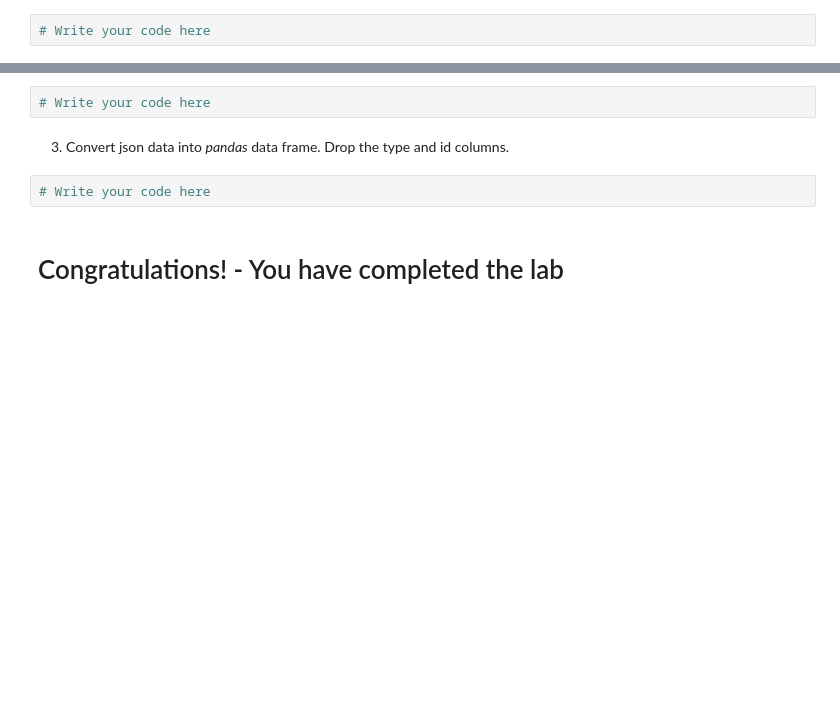
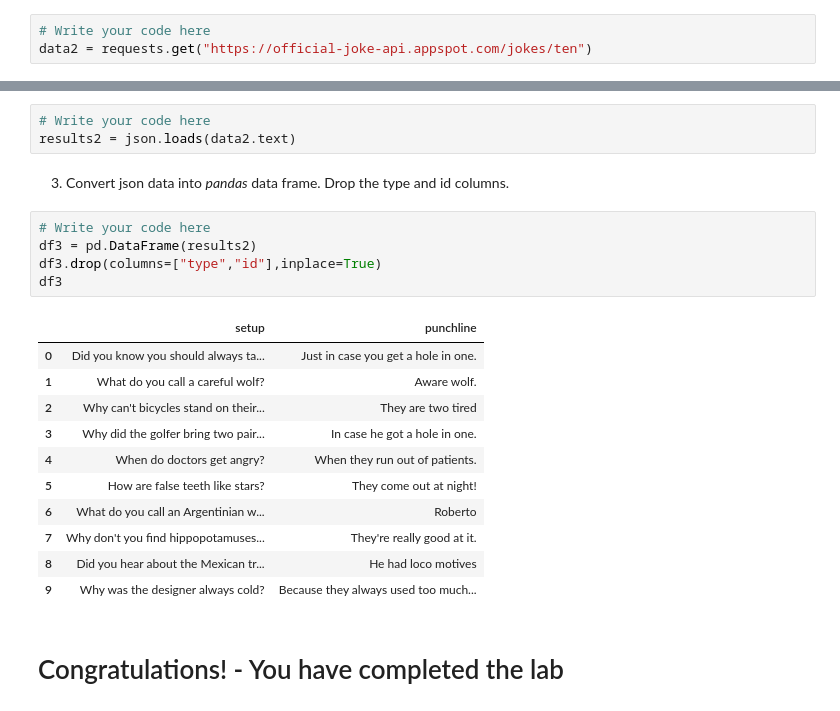
Before and after one commit to farheenfathimaa/IBM-course-exercises, a Jupyter notebook: API_Examples.ipynb, the cells around one changed output, grey strips where cells are left out. Saved outputs shown, nothing was run; the diff lists cells and outputs as text; blank space fills up the shorter version.

```diff
--- a/API_Examples.ipynb
+++ b/API_Examples.ipynb
@@ -236,13 +253,30 @@ https://official-joke-api.appspot.com/jokes/ten
 1. Using `requests.get("url")` function, load the data from the URL.
 # %%
 # Write your code here
+data2 = requests.get("https://official-joke-api.appspot.com/jokes/ten")
 # %% [markdown]
 2. Retrieve results using `json.loads()` function.
 # %%
 # Write your code here
+results2 = json.loads(data2.text)
 # %% [markdown]
 3. Convert json data into *pandas* data frame. Drop the type and id columns.
 # %%
 # Write your code here
+df3 = pd.DataFrame(results2)
+df3.drop(columns=["type","id"],inplace=True)
+df3
+# %% [output]
+|  | setup | punchline |
+| 0 | Did you know you should always ta... | Just in case you get a hole in one. |
+| 1 | What do you call a careful wolf? | Aware wolf. |
+| 2 | Why can't bicycles stand on their... | They are two tired |
+| 3 | Why did the golfer bring two pair... | In case he got a hole in one. |
+| 4 | When do doctors get angry? | When they run out of patients. |
+| 5 | How are false teeth like stars? | They come out at night! |
+| 6 | What do you call an Argentinian w... | Roberto |
+| 7 | Why don't you find hippopotamuses... | They're really good at it. |
+| 8 | Did you hear about the Mexican tr... | He had loco motives |
+| 9 | Why was the designer always cold? | Because they always used too much... |
 # %% [markdown]
 # Congratulations! - You have completed the lab
```
Also changed, not shown: parts of 4 cells of this notebook.
